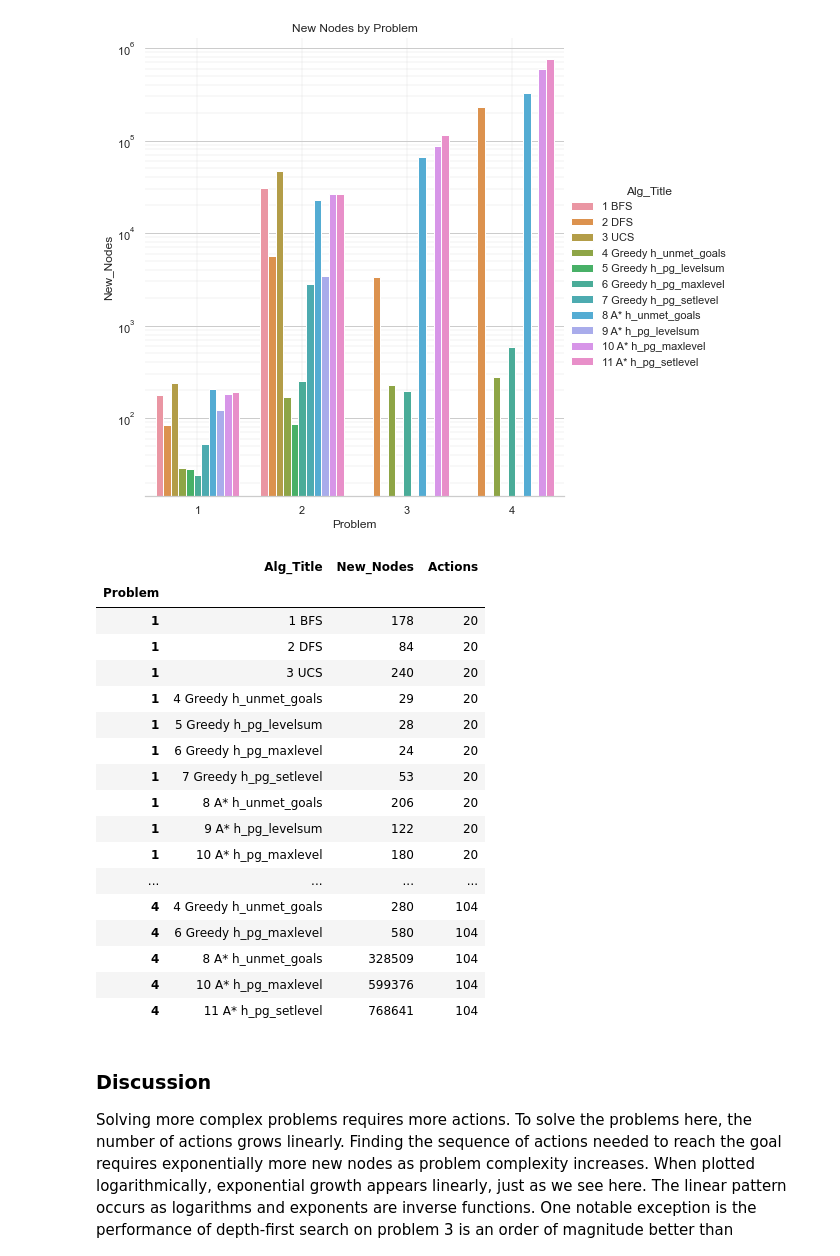
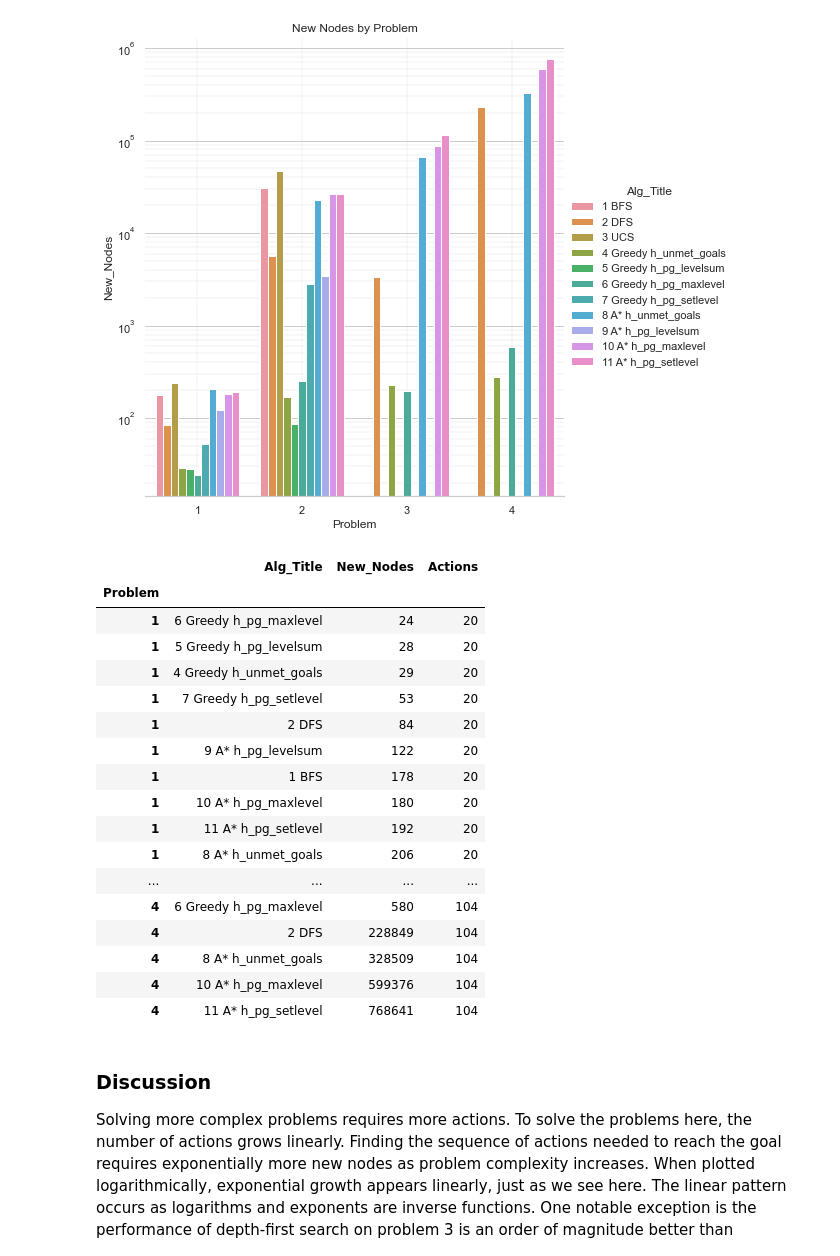
Before and after one commit to robOcity/artificial-intelligence, a Jupyter notebook: Projects/2_Classical Planning/report.ipynb, the cells around one changed output. Cells and saved outputs as stored; diff of their text form; code cells hidden in the pictures.

```diff
--- a/Projects/2_Classical Planning/report.ipynb
+++ b/Projects/2_Classical Planning/report.ipynb
@@ -135,23 +135,23 @@ create_catplot(df, "New_Nodes", "New Nodes by Problem")
 # %% [output]
 [figure]
 # %%
-df[["Problem", "Alg_Title", "New_Nodes", "Actions"]].set_index("Problem")
+df[["Problem", "Alg_Title", "New_Nodes", "Actions"]].set_index("Problem").sort_values(by=["Problem", "New_Nodes"])
 # %% [output]
 |  | Alg_Title | New_Nodes | Actions |
 | Problem |  |  |  |
+| 1 | 6 Greedy h_pg_maxlevel | 24 | 20 |
+| 1 | 5 Greedy h_pg_levelsum | 28 | 20 |
+| 1 | 4 Greedy h_unmet_goals | 29 | 20 |
+| 1 | 7 Greedy h_pg_setlevel | 53 | 20 |
+| 1 | 2 DFS | 84 | 20 |
+| 1 | 9 A* h_pg_levelsum | 122 | 20 |
 | 1 | 1 BFS | 178 | 20 |
-| 1 | 2 DFS | 84 | 20 |
-| 1 | 3 UCS | 240 | 20 |
-| 1 | 4 Greedy h_unmet_goals | 29 | 20 |
-| 1 | 5 Greedy h_pg_levelsum | 28 | 20 |
-| 1 | 6 Greedy h_pg_maxlevel | 24 | 20 |
-| 1 | 7 Greedy h_pg_setlevel | 53 | 20 |
+| 1 | 10 A* h_pg_maxlevel | 180 | 20 |
+| 1 | 11 A* h_pg_setlevel | 192 | 20 |
 | 1 | 8 A* h_unmet_goals | 206 | 20 |
-| 1 | 9 A* h_pg_levelsum | 122 | 20 |
-| 1 | 10 A* h_pg_maxlevel | 180 | 20 |
 | ... | ... | ... | ... |
-| 4 | 4 Greedy h_unmet_goals | 280 | 104 |
 | 4 | 6 Greedy h_pg_maxlevel | 580 | 104 |
+| 4 | 2 DFS | 228849 | 104 |
 | 4 | 8 A* h_unmet_goals | 328509 | 104 |
 | 4 | 10 A* h_pg_maxlevel | 599376 | 104 |
 | 4 | 11 A* h_pg_setlevel | 768641 | 104 |
```
Also changed, not shown: parts of 3 cells of this notebook.
